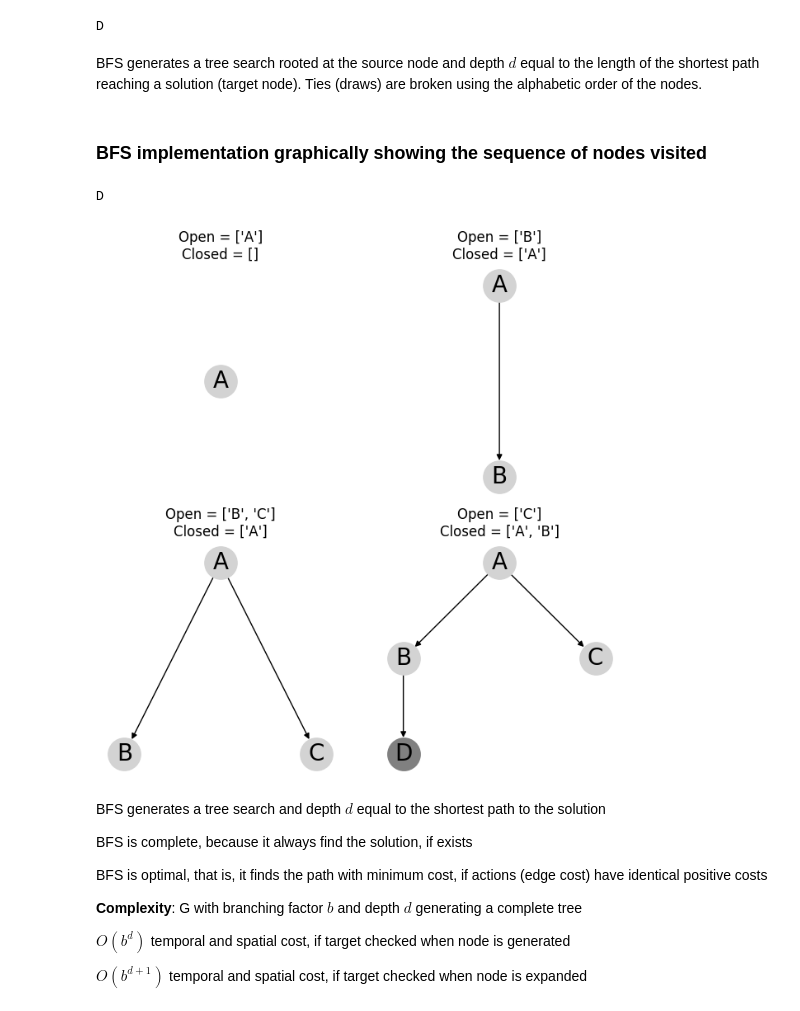
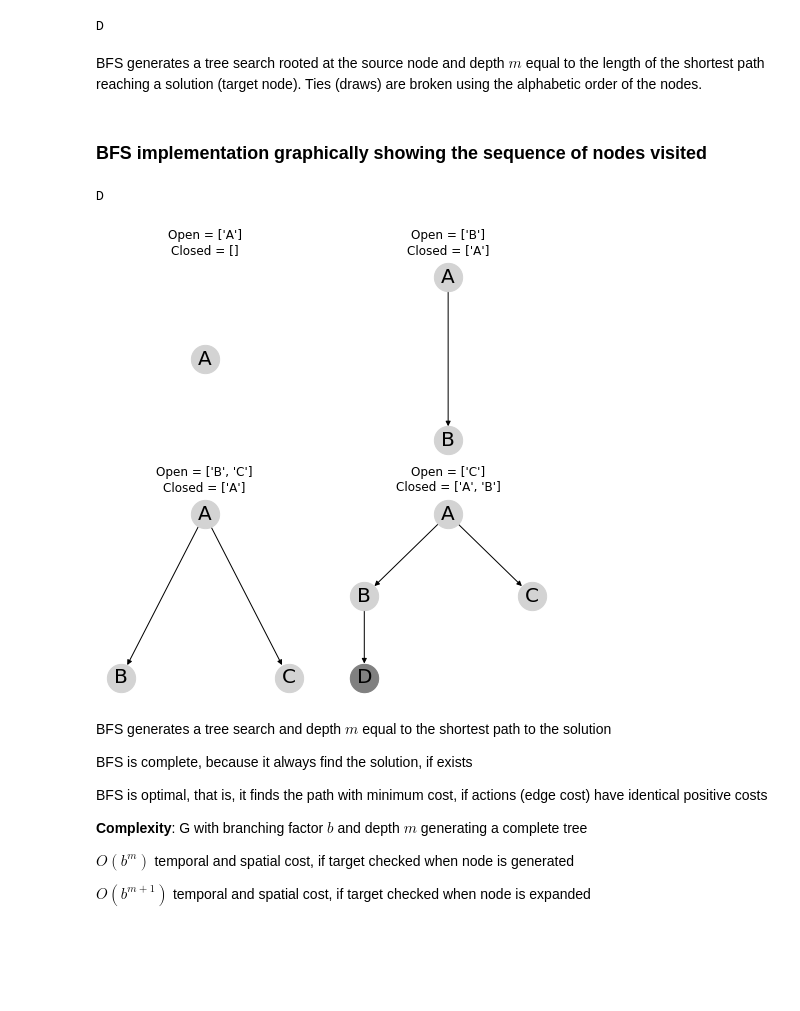
Before and after one commit to jorcisai/SIN, a Jupyter notebook: block1/search/Breadth First Search (BFS)/bfs.ipynb, the cells around one changed output. Drawn from its saved outputs; the diff is of its cells as text; code cells hidden in the pictures; blank space fills up the shorter version.

```diff
--- a/block1/search/Breadth First Search (BFS)/bfs.ipynb
+++ b/block1/search/Breadth First Search (BFS)/bfs.ipynb
@@ -48,23 +48,23 @@ def bfs(G, source, Target):
 
   while Open != []:
     # Extract node from the the head of the Open list
-    node = Open[0]; Open.pop(0)
+    s = Open[0]; Open.pop(0)
     # Append node at the end of the Closed list
-    Closed.append(node)
+    Closed.append(s)
     # For each adjacent node
-    for child in G[node]:
-      if child not in Closed:
-        if child not in Open:
-          if child in Target:
-            return child
-          Open.append(child)
+    for n in G[s]:
+      if n not in Closed:
+        if n not in Open:
+          if n in Target:
+            return n
+          Open.append(n)
 
 
 print(bfs(G,source,Target))
 # %% [output]
 D
 # %% [markdown]
-BFS generates a tree search rooted at the source node and depth $d$ equal to the length of the shortest path reaching a solution (target node). Ties (draws) are broken using the alphabetic order of the nodes.
+BFS generates a tree search rooted at the source node and depth $m$ equal to the length of the shortest path reaching a solution (target node). Ties (draws) are broken using the alphabetic order of the nodes.
 # %% [markdown]
 ### BFS implementation graphically showing the sequence of nodes visited
 # %%
@@ -78,56 +78,56 @@ def draw_graph(DG, source, Open, Closed, target=[]):
   nxDG=nx.DiGraph(DG)
   ax = next(axes)
   ax.set_title("Open = "+str(Open)+"\n"+"Closed = "+str(Closed))
   pos_nodes = nx.nx_agraph.pygraphviz_layout(nxDG,prog='dot',root=source)
   nx.draw(nxDG,pos=pos_nodes, ax=ax, with_labels=True, node_color="lightgray", node_size=800, font_size=20)
   nx.draw_networkx_nodes(DG,pos=pos_nodes, nodelist=target, node_color='gray', node_size=800)
 
 # G is a graph represented as an adjancency list.
 # source is the label (string) of the source node
 # target is the list of target nodes
 def bfs(G, source, Target):
   if source in Target:
     return source
   # Open is a list of nodes to be visited. FIFO list of nodes
   Open = []; Open.append(source)
   # Closed is a list of visited nodes.  FIFO list of nodes
   Closed = [];
   DG={source:[]}
   draw_graph(DG, source, Open, Closed)
 
   while Open != []:
     # Extract node from the the head of the Open list
-    node = Open.pop(0)
+    s = Open.pop(0)
     # Append node at the end of the Closed list
-    Closed.append(node)
-    Adj = DG[node]
+    Closed.append(s)
+    Adj = DG[s]
     # For each adjacent node
-    for child in G[node]:
-      if child not in Closed:
-        if child not in Open:
-          Adj.append(child); DG[node]=Adj
-          DG.update({child:[]})
-          if child in Target:
-            draw_graph(DG, source, Open, Closed, [child])
-            return child
-          Open.append(child)
+    for n in G[s]:
+      if n not in Closed:
+        if n not in Open:
+          Adj.append(n); DG[s]=Adj
+          DG.update({n:[]})
+          if n in Target:
+            draw_graph(DG, source, Open, Closed, [n])
+            return n
+          Open.append(n)
           draw_graph(DG, source, Open, Closed)
 
 
 print(bfs(G,source,Target))
 # %% [output]
 D
-[figure, old version]
+[figure, new version]
 # %% [markdown]
 
-BFS generates a tree search and depth $d$ equal to the shortest path to the solution
+BFS generates a tree search and depth $m$ equal to the shortest path to the solution
 
 BFS is complete, because it always find the solution, if exists
 
 BFS is optimal, that is, it finds the path with minimum cost, if actions (edge cost) have identical positive costs
 
-**Complexity**: G with branching factor $b$ and depth $d$ generating a complete tree
+**Complexity**: G with branching factor $b$ and depth $m$ generating a complete tree
 
-  $O(b^d)$ temporal and spatial cost, if target checked when node is generated
+  $O(b^m)$ temporal and spatial cost, if target checked when node is generated
 
-  $O(b^{d+1})$ temporal and spatial cost, if target checked when node is expanded
+  $O(b^{m+1})$ temporal and spatial cost, if target checked when node is expanded
```
Also changed, not shown: parts of 3 cells of this notebook, 2 other files.
